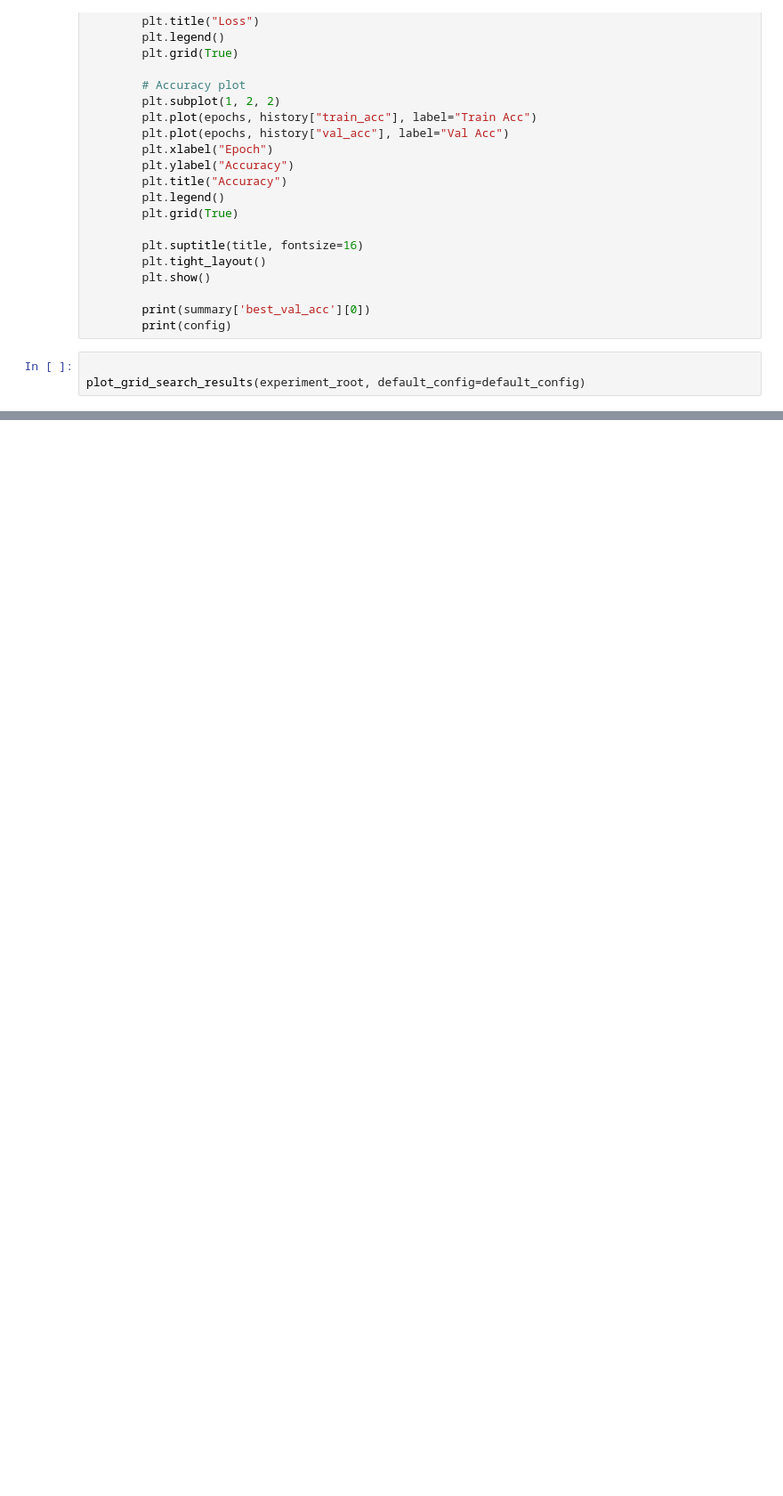
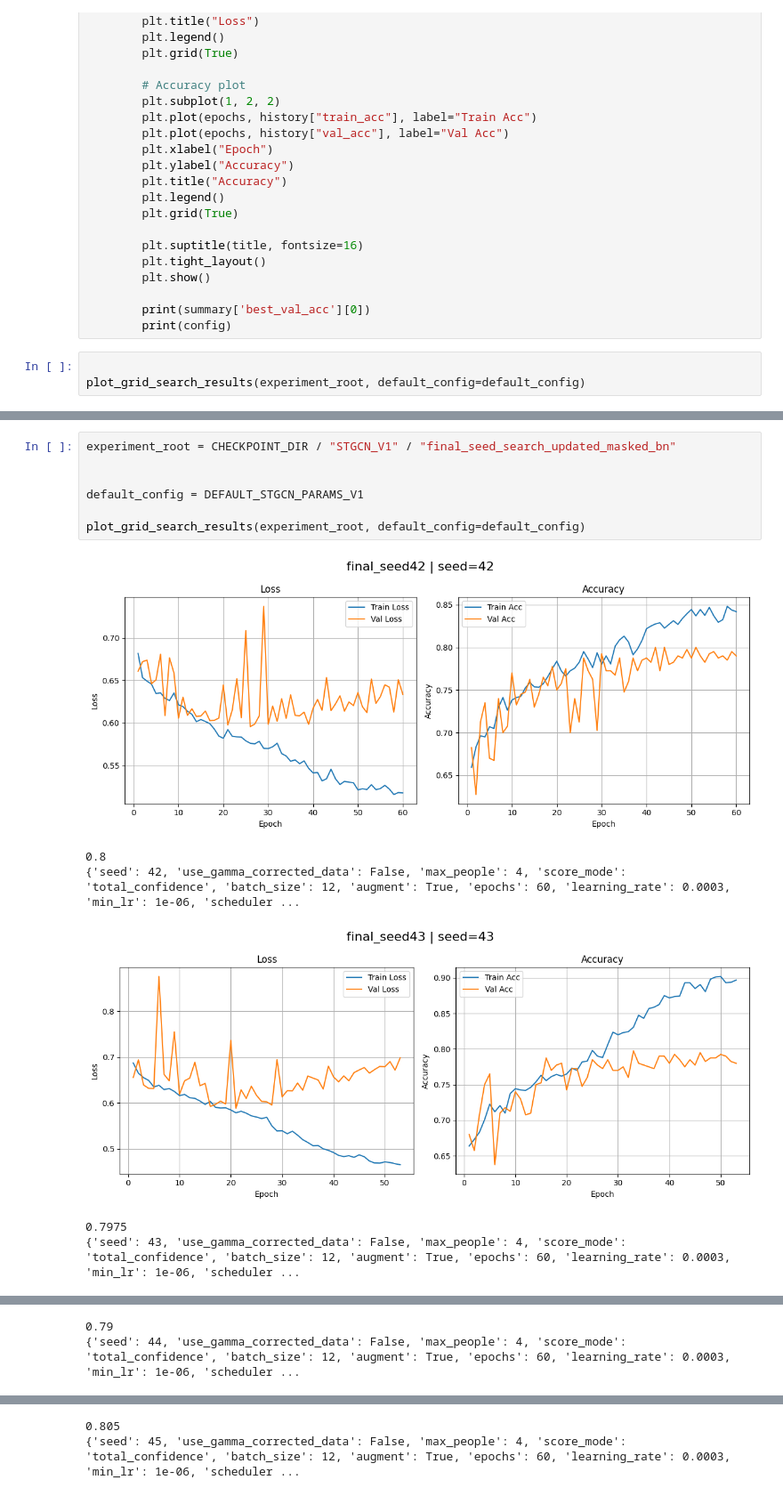
Before and after one commit to maxim-pre/violence-detection-dissertation, a Jupyter notebook: notebooks/06-gridsearch_results.ipynb, the cells around one changed output, grey strips where cells are left out. Shown at 89% size. Cells and saved outputs as stored; diff of their text form; blank space fills up the shorter version.

```diff
--- a/notebooks/06-gridsearch_results.ipynb
+++ b/notebooks/06-gridsearch_results.ipynb
@@ -132,0 +139,14 @@ plot_grid_search_results(experiment_root, default_config=default_config)
+# %%
+experiment_root = CHECKPOINT_DIR / "STGCN_V1" / "final_seed_search_updated_masked_bn"
+
+
+default_config = DEFAULT_STGCN_PARAMS_V1
+
+plot_grid_search_results(experiment_root, default_config=default_config)
+# %% [output]
+[figure, added]
+0.8
+{'seed': 42, 'use_gamma_corrected_data': False, 'max_people': 4, 'score_mode': 'total_confidence', 'batch_size': 12, 'augment': True, 'epochs': 60, 'learning_rate': 0.0003, 'min_lr': 1e-06, 'scheduler ...
+[figure, added]
+0.7975
+{'seed': 43, 'use_gamma_corrected_data': False, 'max_people': 4, 'score_mode': 'total_confidence', 'batch_size': 12, 'augment': True, 'epochs': 60, 'learning_rate': 0.0003, 'min_lr': 1e-06, 'scheduler ...
@@ -132,0 +154,2 @@ plot_grid_search_results(experiment_root, default_config=default_config)
+0.79
+{'seed': 44, 'use_gamma_corrected_data': False, 'max_people': 4, 'score_mode': 'total_confidence', 'batch_size': 12, 'augment': True, 'epochs': 60, 'learning_rate': 0.0003, 'min_lr': 1e-06, 'scheduler ...
@@ -132,0 +157,2 @@ plot_grid_search_results(experiment_root, default_config=default_config)
+0.805
+{'seed': 45, 'use_gamma_corrected_data': False, 'max_people': 4, 'score_mode': 'total_confidence', 'batch_size': 12, 'augment': True, 'epochs': 60, 'learning_rate': 0.0003, 'min_lr': 1e-06, 'scheduler ...
```
Also changed, not shown: parts of 2 cells of this notebook, 7 other files.
